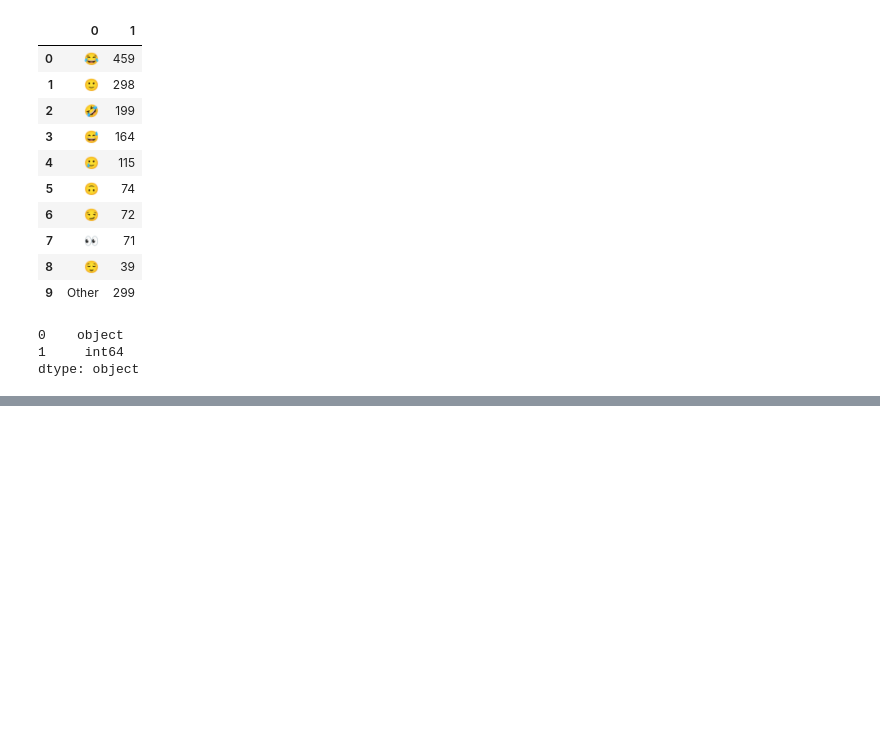
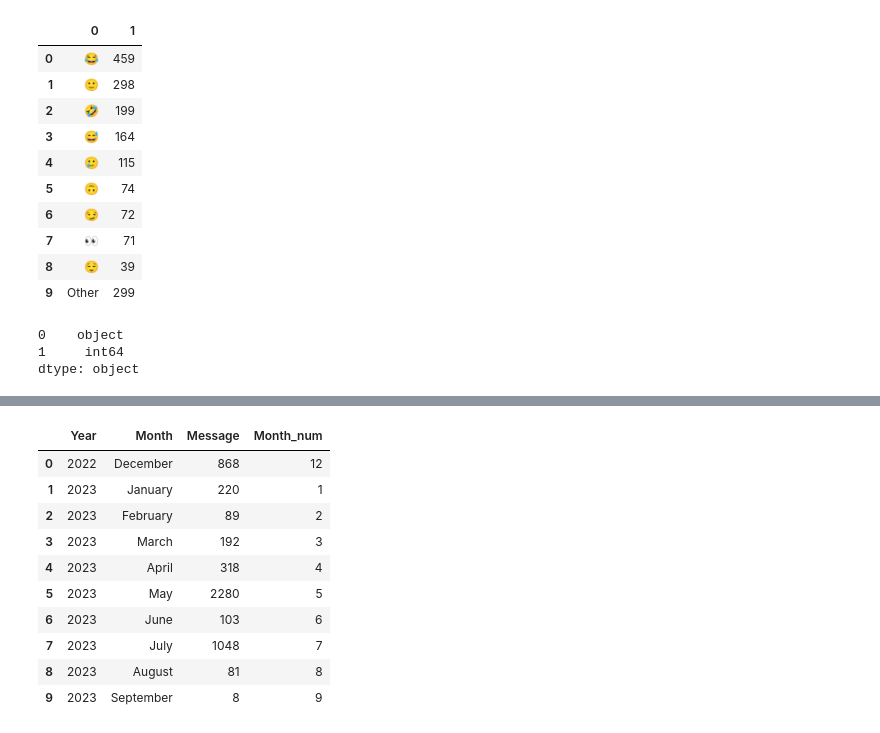
Before and after one commit to mr-ayush-agrawal/WhatsApp_Chat_Analyser, a Jupyter notebook: Analysing.ipynb, the cells around one changed output, grey strips where cells are left out. Saved outputs shown, nothing was run; the diff lists cells and outputs as text; code cells hidden in the pictures; blank space fills up the shorter version.

```diff
--- a/Analysing.ipynb
+++ b/Analysing.ipynb
@@ -192,0 +211,19 @@ dtype: object
+# %%
+timeline = Data.groupby(['Year','Month']).count()['Message'].reset_index()
+month_order = {'January':1,'February':2,'March':3,'April':4,'May':5,'June':6,'July':7,'August':8,'September':9,'October':10,'November':11,'December':12}
+timeline['Month_num'] = timeline.Month.map(month_order)
+timeline.sort_values(by=['Year','Month_num'],inplace=True)
+timeline.reset_index(inplace=True,drop=True)
+timeline
+# %% [output]
+|  | Year | Month | Message | Month_num |
+| 0 | 2022 | December | 868 | 12 |
+| 1 | 2023 | January | 220 | 1 |
+| 2 | 2023 | February | 89 | 2 |
+| 3 | 2023 | March | 192 | 3 |
+| 4 | 2023 | April | 318 | 4 |
+| 5 | 2023 | May | 2280 | 5 |
+| 6 | 2023 | June | 103 | 6 |
+| 7 | 2023 | July | 1048 | 7 |
+| 8 | 2023 | August | 81 | 8 |
+| 9 | 2023 | September | 8 | 9 |
```
Also changed, not shown: parts of 4 cells of this notebook.
